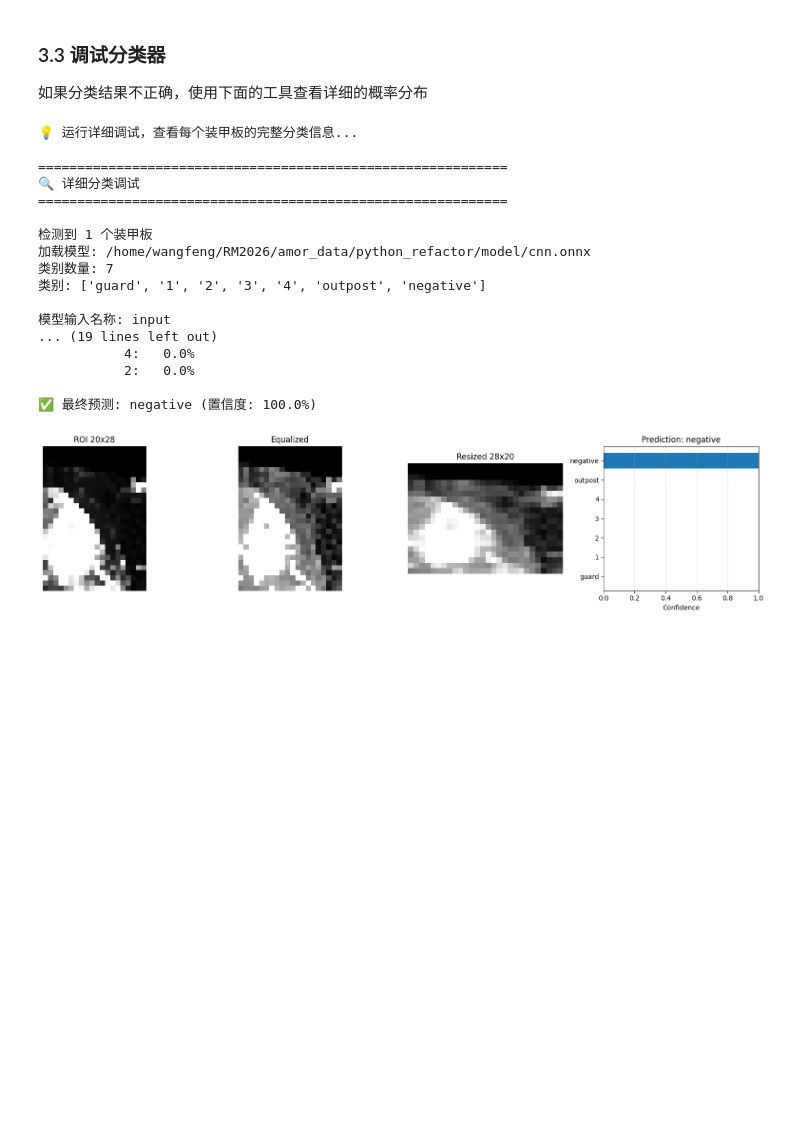
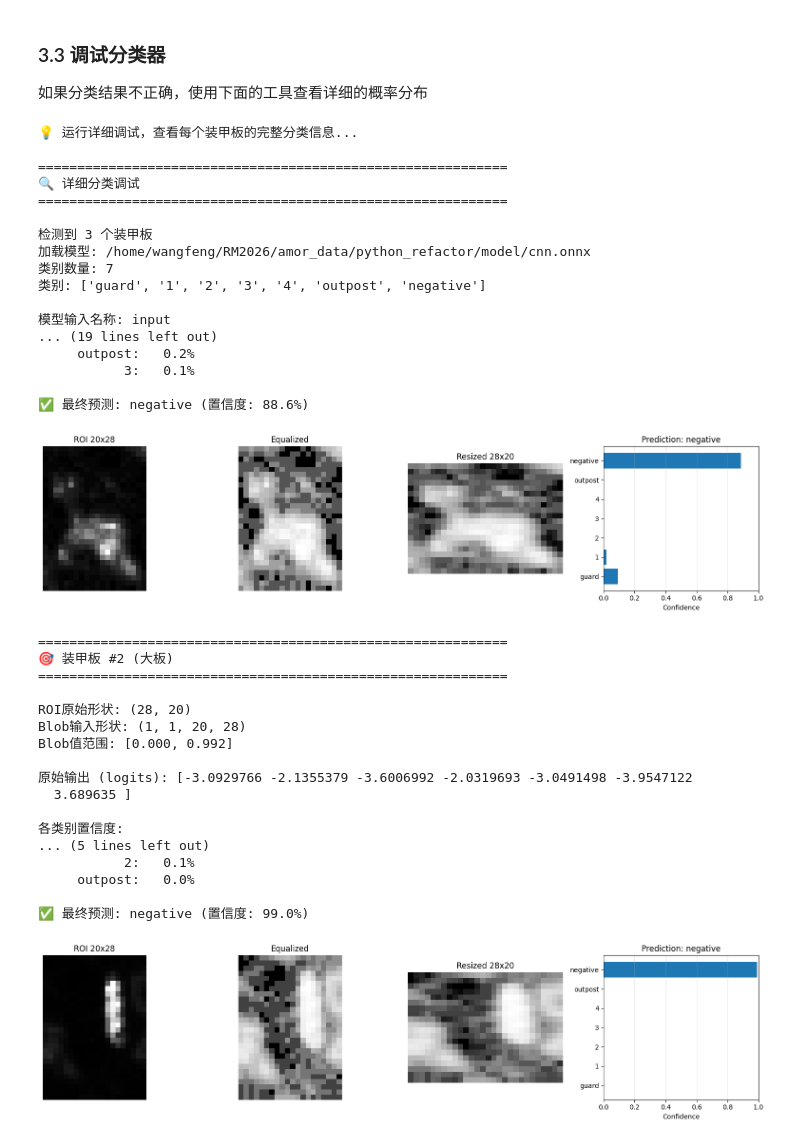
Before and after one commit to Ven-star-young/python_refactor, a Jupyter notebook: src/lable_generator.ipynb, the cells around one changed output. Drawn from its saved outputs; the diff is of its cells as text; code cells hidden in the pictures; blank space fills up the shorter version.

```diff
--- a/src/lable_generator.ipynb
+++ b/src/lable_generator.ipynb
@@ -871,7 +927,7 @@ def debug_classify_current_image():
     print("="*60)
 
     # 获取当前图像
-    image_path = viewer.image_files[viewer.current_index]
+    image_path = "/home/wangfeng/RM2026/amor_data/competation/5-24/3/images_0524_1608/0524_162935_1259126_1436.bmp"
     image = cv2.imread(str(image_path), cv2.IMREAD_GRAYSCALE)
 
     # 检测装甲板
@@ -932,35 +988,53 @@ def debug_classify_current_image():
             plt.grid(axis='x', alpha=0.3)
 
             plt.tight_layout()
             plt.show()
 
     except Exception as e:
         print(f"\n错误: {e}")
         import traceback
         traceback.print_exc()
 
 
 # 运行详细调试
 print("\n💡 运行详细调试，查看每个装甲板的完整分类信息...\n")
 model_path = "/home/wangfeng/RM2026/amor_data/python_refactor/model/cnn.onnx"
 label_path = "/home/wangfeng/RM2026/amor_data/python_refactor/model/label.txt"
 debug_classify_current_image()
 # %% [output]
 💡 运行详细调试，查看每个装甲板的完整分类信息...
 
 ============================================================
 🔍 详细分类调试
 ============================================================
 
-检测到 1 个装甲板
+检测到 3 个装甲板
 加载模型: /home/wangfeng/RM2026/amor_data/python_refactor/model/cnn.onnx
 类别数量: 7
 类别: ['guard', '1', '2', '3', '4', 'outpost', 'negative']
 
 模型输入名称: input
 ... (19 lines left out)
-           4:   0.0%
-           2:   0.0%
+     outpost:   0.2%
+           3:   0.1%
 
-✅ 最终预测: negative (置信度: 100.0%)
+✅ 最终预测: negative (置信度: 88.6%)
-[figure, old version]
+[figure, new version]
+============================================================
+🎯 装甲板 #2 (大板)
+============================================================
+
+ROI原始形状: (28, 20)
+Blob输入形状: (1, 1, 20, 28)
+Blob值范围: [0.000, 0.992]
+
+原始输出 (logits): [-3.0929766 -2.1355379 -3.6006992 -2.0319693 -3.0491498 -3.9547122
+  3.689635 ]
+
+各类别置信度:
+... (5 lines left out)
+           2:   0.1%
+     outpost:   0.0%
+
+✅ 最终预测: negative (置信度: 99.0%)
+[figure, added]
```
Also changed, not shown: parts of 8 cells of this notebook, 4 other files.
